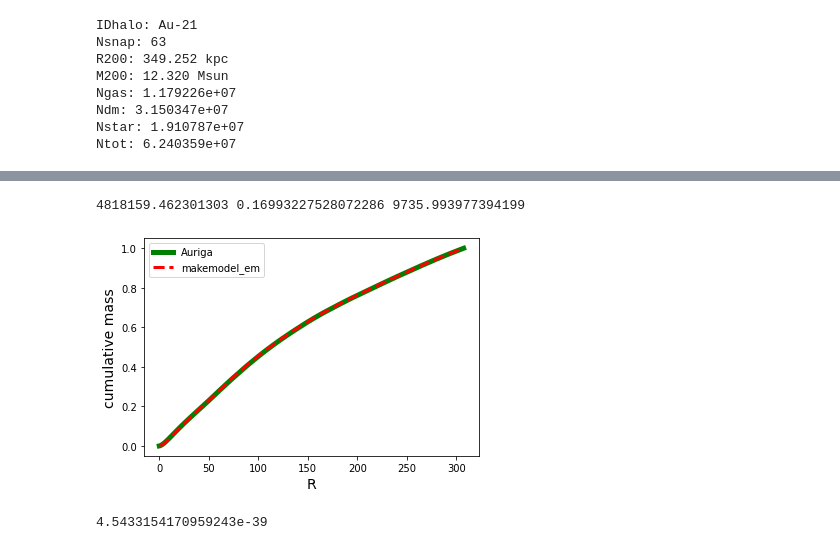
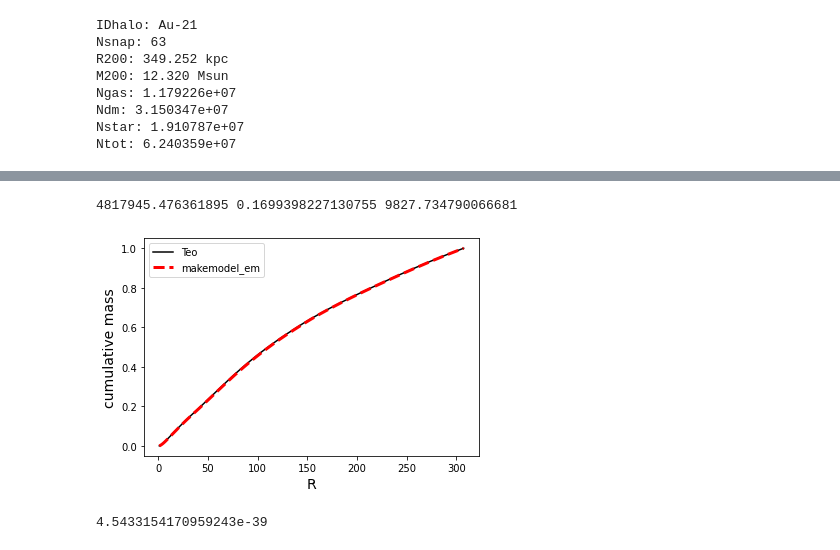
Before and after one commit to jngaravitoc/auriga-exp, a Jupyter notebook: src/TestHalo EXP.ipynb, the cells around one changed output, grey strips where cells are left out. Cells and saved outputs as stored; diff of their text form; code cells hidden in the pictures.

```diff
--- a/src/TestHalo EXP.ipynb
+++ b/src/TestHalo EXP.ipynb
@@ -205,28 +255,28 @@ plt.plot(rbins,dreturn)
 # %%
 #pos,mass
 
 rbord = np.argsort(rr)
 rb,mb,pwau = rr[rbord],mass[rbord],potdm[rbord]
 ran = (rb<=rbins[-1])
 rb,mb,pwau = rb[ran],mb[ran],pwau[ran]
 mbacc = np.cumsum(mb)
 
 dm = (4/3)*np.pi*dreturn*rbins**3
 dm2 = 2*np.pi*(rbins**2)*dreturn*(rbins[1]-rbins[0])
 Macc = np.cumsum(dm)
 print(Macc[-1],818760.8000942046/Macc[-1],np.cumsum(dm2)[-1])
 rmax = np.nanmax(rbins)
 plt.subplot(111)
-#plt.plot(rbins,Macc/Macc[-1],color='k',label='Teo')
-plt.plot(rb,mbacc/mbacc[-1],color='g',label='Auriga',lw=5)
+plt.plot(rbins,Macc/Macc[-1],color='k',label='Teo')
+#plt.plot(rb,mbacc/mbacc[-1],color='g',label='Auriga',lw=5)
 plt.plot(R, M,c='r',ls='--', label='makemodel_em',lw=3)
 plt.legend()
 plt.ylabel('cumulative mass',fontsize=14)
 plt.xlabel('R',fontsize=14)
 plt.savefig('plots/CumMassMakemodel_em.pdf')
 # %% [output]
-4818159.462301303 0.16993227528072286 9735.993977394199
+4817945.476361895 0.1699398227130755 9827.734790066681
-[figure, old version]
+[figure, new version]
 # %%
 G= 6.674*1e-11 #m3⋅kg−1⋅s−2
 m2kpc, kg2Msun = 3.2408*1e-20,5e-31
```
Also changed, not shown: parts of 11 cells of this notebook.
